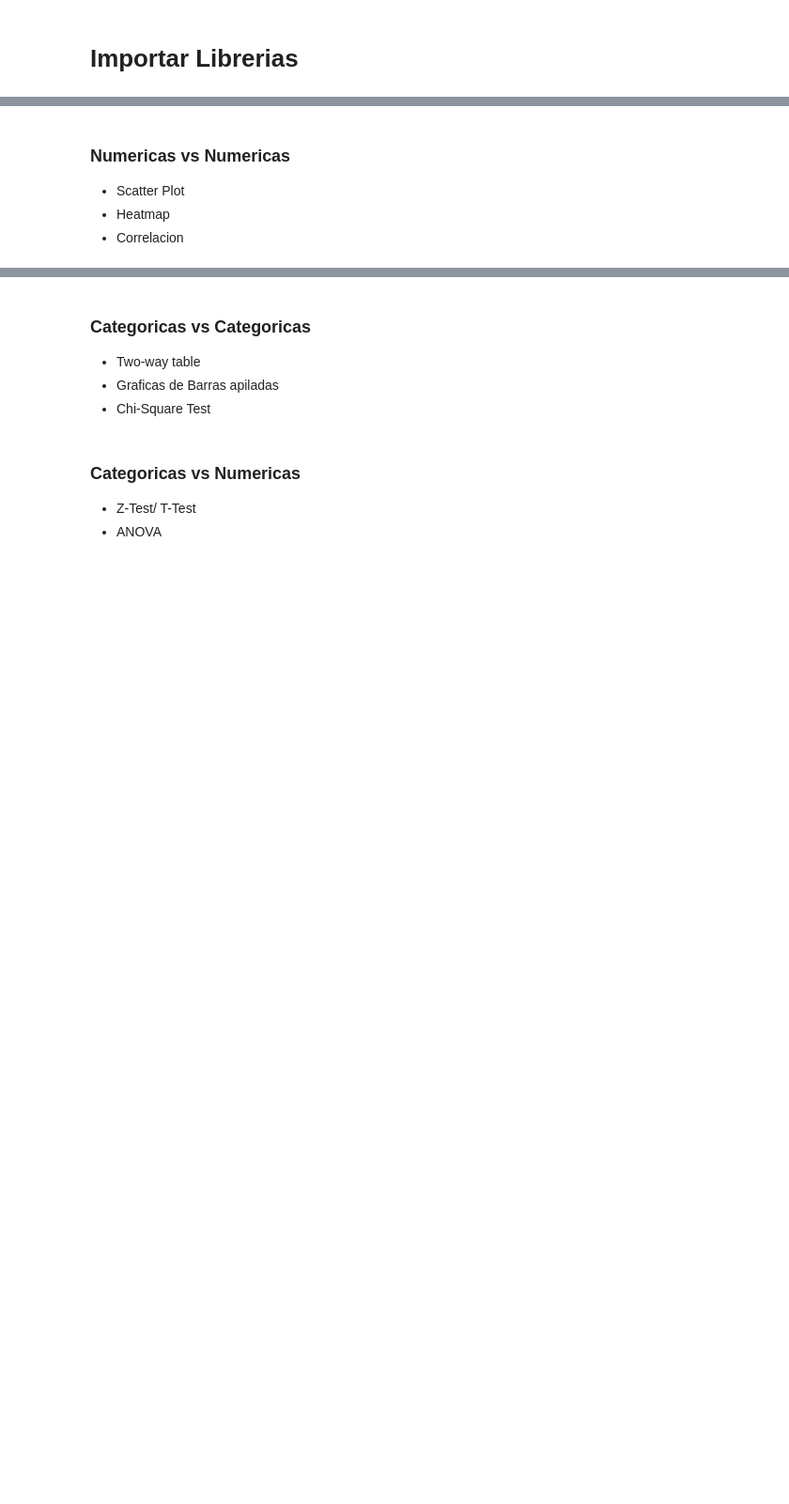
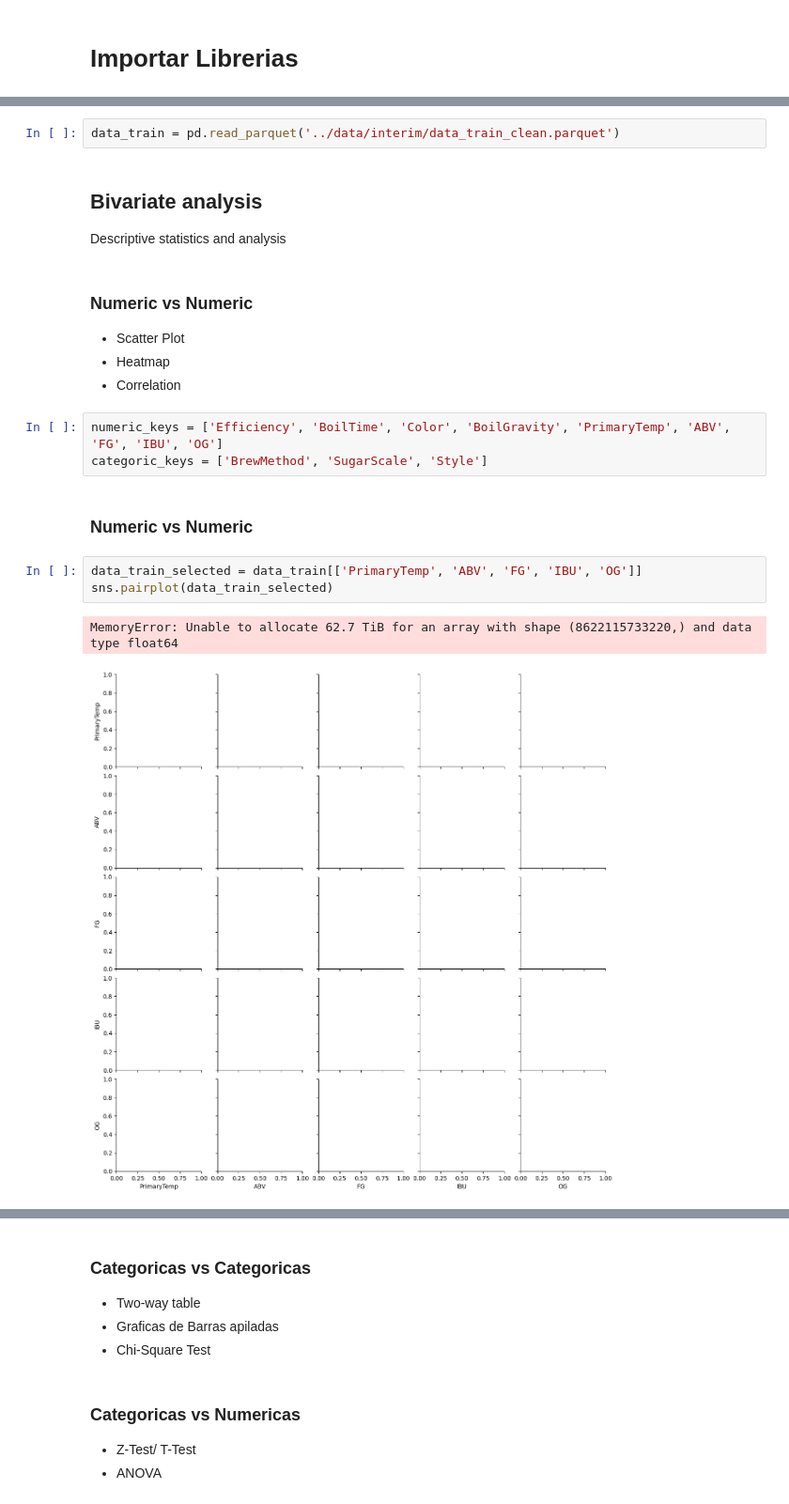
Before and after one commit to SoftwareGHUq/analytical-processing-final-project, a Jupyter notebook: notebooks/04-bivatiate-analysis.ipynb, the cells around one changed output, grey strips where cells are left out. Shown at 94% size. Saved outputs shown, nothing was run; the diff lists cells and outputs as text; blank space fills up the shorter version.

```diff
--- a/notebooks/04-bivatiate-analysis.ipynb
+++ b/notebooks/04-bivatiate-analysis.ipynb
@@ -8,5 +14,21 @@ Estadistico Descriptico y Analisis
+# %%
+data_train = pd.read_parquet('../data/interim/data_train_clean.parquet')
+# %% [markdown]
+## Bivariate analysis
+Descriptive statistics and analysis
 # %% [markdown]
-### Numericas vs Numericas
+### Numeric vs Numeric
 - Scatter Plot
 - Heatmap
-- Correlacion
+- Correlation
+# %%
+numeric_keys = ['Efficiency', 'BoilTime', 'Color', 'BoilGravity', 'PrimaryTemp', 'ABV', 'FG', 'IBU', 'OG']
+categoric_keys = ['BrewMethod', 'SugarScale', 'Style']
+# %% [markdown]
+### Numeric vs Numeric
+# %%
+data_train_selected = data_train[['PrimaryTemp', 'ABV', 'FG', 'IBU', 'OG']]
+sns.pairplot(data_train_selected)
+# %% [output]
+MemoryError: Unable to allocate 62.7 TiB for an array with shape (8622115733220,) and data type float64
+[figure, added]
```
Also changed, not shown: parts of 5 cells of this notebook, 2 other files.
